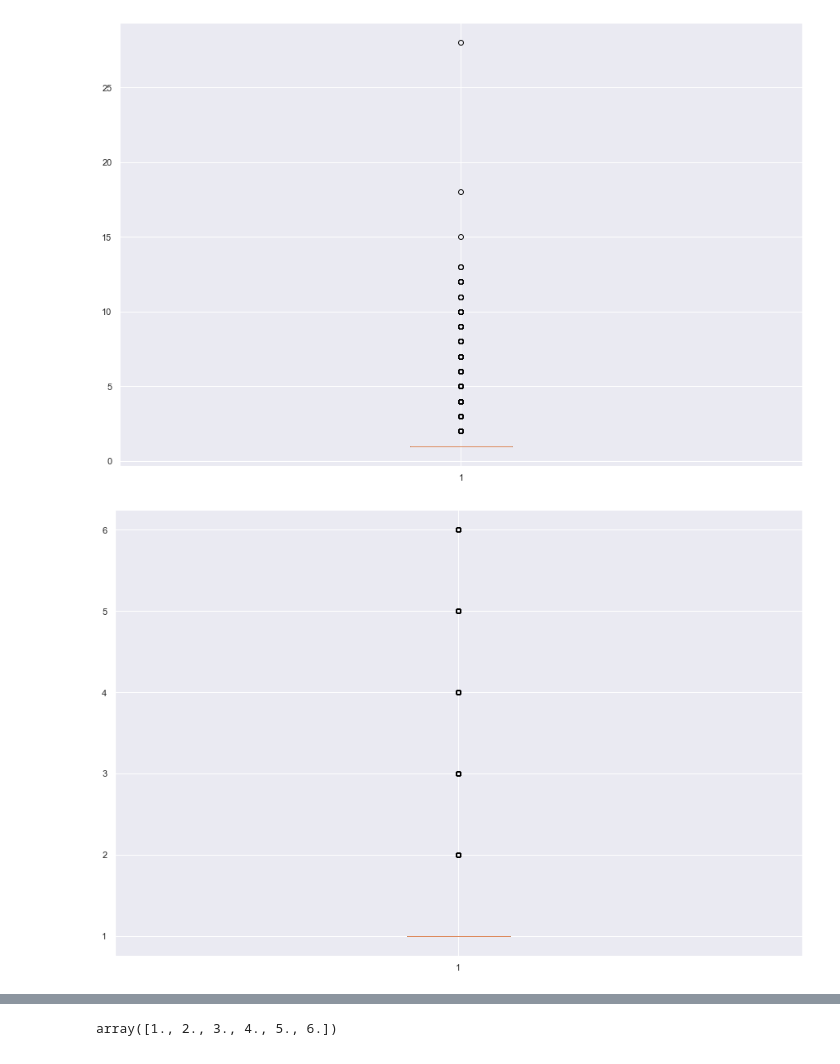
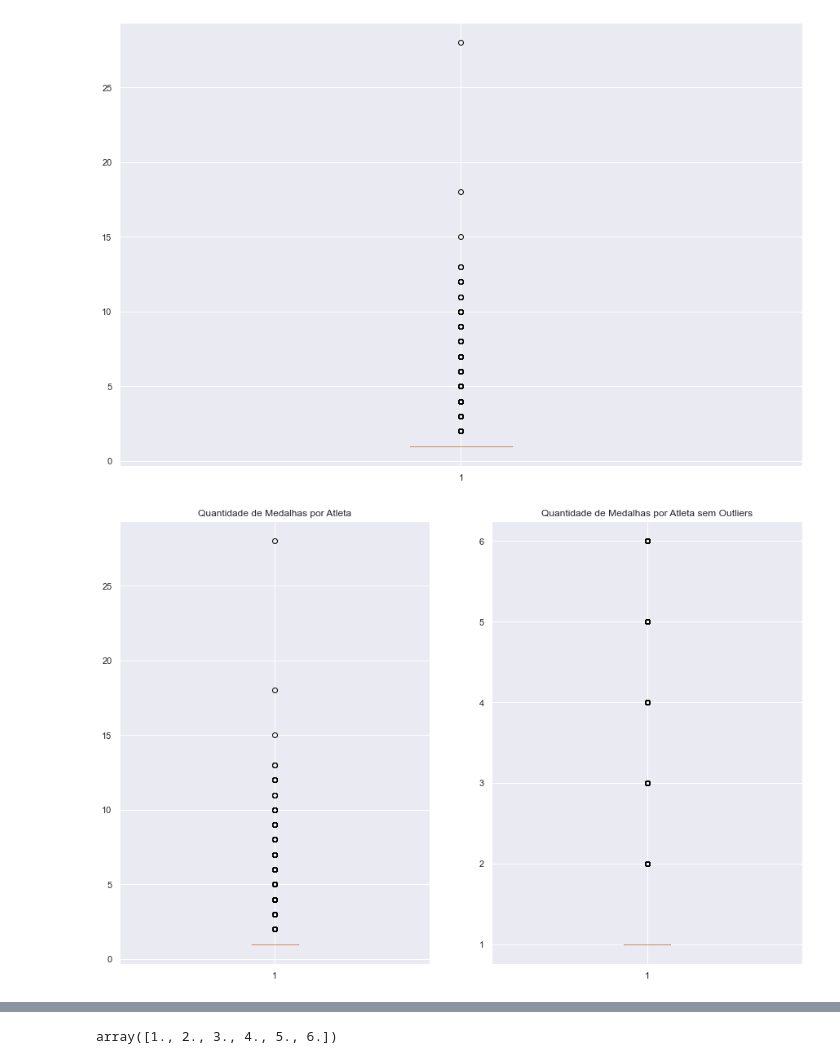
Before and after one commit to MSKLee/LetsCode, a Jupyter notebook: Projetos/2BibliotecasAPIs_Projetos/Parte 2/Data Science Degree - Projeto Dataviz.ipynb, the cells around one changed output, grey strips where cells are left out. Drawn from its saved outputs; the diff is of its cells as text; code cells hidden in the pictures.

```diff
--- a/Projetos/2BibliotecasAPIs_Projetos/Parte 2/Data Science Degree - Projeto Dataviz.ipynb
+++ b/Projetos/2BibliotecasAPIs_Projetos/Parte 2/Data Science Degree - Projeto Dataviz.ipynb
@@ -456,16 +456,20 @@ ax.boxplot(df_mv_nome_pivot['Total']);
 # %% [output]
 [figure]
 # %%
+fig, ax = plt.subplots(nrows=1, ncols= 2, figsize=(15,10))
+ax[0].boxplot(df_mv_nome_pivot['Total'])
+ax[0].set_title('Quantidade de Medalhas por Atleta');
+
 quantil = df_mv_nome_pivot.quantile([0, 0.995])
 
 df_mv_nome_sem_out = df_mv_nome_pivot[(df_mv_nome_pivot['Total'] >= quantil.loc[0, 'Total'])
                               & (df_mv_nome_pivot['Total'] <= quantil.loc[0.995, 'Total'])]
 
-plt.figure(figsize=(15,10))
 
-plt.boxplot(df_mv_nome_sem_out['Total']);
+ax[1].boxplot(df_mv_nome_sem_out['Total'])
+ax[1].set_title('Quantidade de Medalhas por Atleta sem Outliers');
 # %% [output]
-[figure, old version]
+[figure, new version]
 # %%
 df_mv_nome_pivot.groupby('Total')['Name'].size()
 # %% [output]
```
Also changed, not shown: parts of 4 cells of this notebook.
